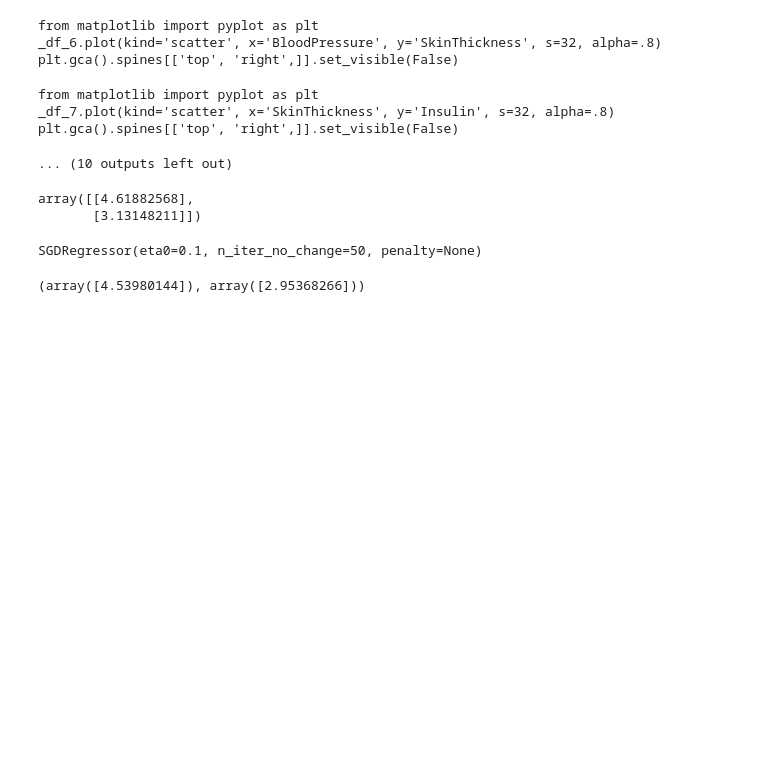
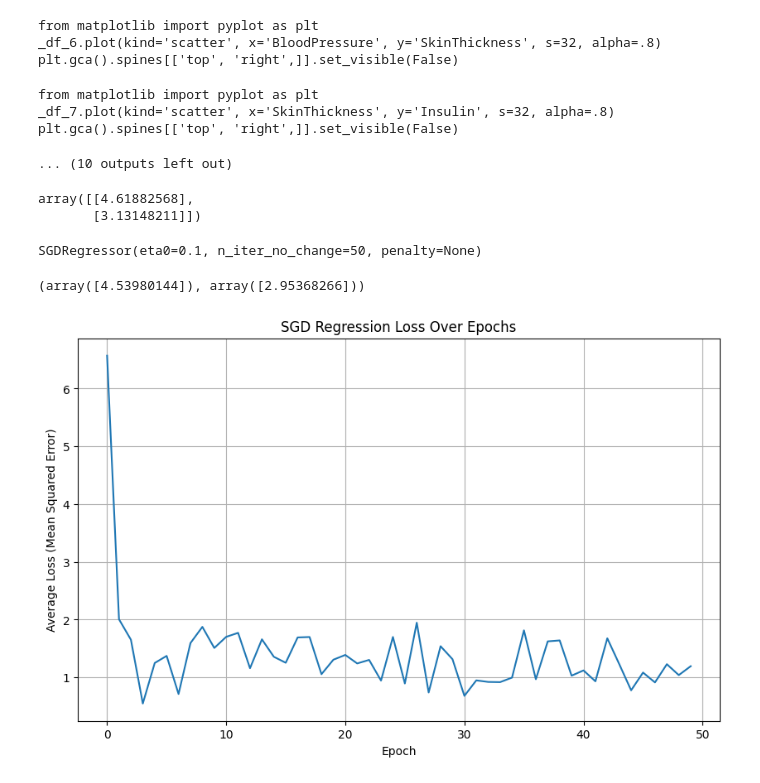
Before and after one commit to manojgowdabk/Hands-on-Machine-learning, a Jupyter notebook: GPT-Neo.ipynb, the cells around one changed output. Drawn from its saved outputs; the diff is of its cells as text; code cells hidden in the pictures; blank space fills up the shorter version.

```diff
--- a/GPT-Neo.ipynb
+++ b/GPT-Neo.ipynb
@@ -229,3 +229,102 @@ SGDRegressor(eta0=0.1, n_iter_no_change=50, penalty=None)
 sgd_reg.intercept_, sgd_reg.coef_
 # %% [output]
 (array([4.53980144]), array([2.95368266]))
+# %%
+# prompt: I wants to see the sgd in suitable visual
+
+# Assume X_b and y are already defined from previous context
+
+# Visualize the SGD learning process (conceptual)
+# This requires the actual data points and the evolving model parameters (theta)
+# Since the loop modifies 'theta' iteratively, we can plot the error or
+# the model's prediction against the true values at each step.
+
+# For simplicity, let's visualize the loss over epochs.
+# We'll need to store the loss at each step or epoch.
+
+loss_history = []
+theta_history = [] # To store theta at each epoch
+
+# Re-run the SGD loop to collect loss and theta history
+theta = np.random.randn(2, 1)  # Reset theta for visualization
+m = 10
+
+for epoch in range(n_epochs):
+    epoch_loss = 0
+    for i in range(m):
+        random_index = np.random.randint(m)
+        xi = X_b[random_index : random_index + 1]
+        yi = y[random_index : random_index + 1]
+        predictions = xi.dot(theta)
+        error = predictions - yi
+        gradients = 2 * xi.T.dot(error)
+        eta = learning_schedule(epoch * m + i)
+        theta = theta - eta * gradients
+
+        # Calculate and accumulate loss for the epoch
+        epoch_loss += np.mean(error**2)
+
+    loss_history.append(epoch_loss / m)  # Average loss per sample for the epoch
+    theta_history.append(theta.copy())
+
+
+# Plot the loss history
+plt.figure(figsize=(10, 6))
+plt.plot(range(n_epochs), loss_history)
+plt.xlabel("Epoch")
+plt.ylabel("Average Loss (Mean Squared Error)")
+plt.title("SGD Regression Loss Over Epochs")
+plt.grid(True)
+plt.show()
+
+
+# To visualize the model fitting the data over time, we need the data points (X_b, y)
+# and the theta values from theta_history.
+# This is more complex as it would involve plotting the regression line
+# for different theta values during the training.
+
+# Example: Plot the initial, middle, and final regression lines
+plt.figure(figsize=(10, 6))
+plt.scatter(X[:, 0], y, alpha=0.5, label="Data Points") # Assuming X is the feature
+
+# Plot the initial regression line
+theta_initial = theta_history[0]
+plt.plot(
+    X[:, 0],
+    X_b.dot(theta_initial),
+    color="red",
+    linestyle="--",
+    label=f"Epoch 0 (theta={theta_initial.flatten()})",
+)
+
+# Plot a middle regression line (e.g., at n_epochs/2)
+if n_epochs > 1:
+    middle_epoch = n_epochs // 2
+    theta_middle = theta_history[middle_epoch]
+    plt.plot(
+        X[:, 0],
+        X_b.dot(theta_middle),
+        color="green",
+        linestyle="-.",
+        label=f"Epoch {middle_epoch} (theta={theta_middle.flatten()})",
+    )
+
+# Plot the final regression line
+theta_final = theta_history[-1]
+plt.plot(
+    X[:, 0],
+    X_b.dot(theta_final),
+    color="purple",
+    linestyle="-",
+    label=f"Epoch {n_epochs-1} (theta={theta_final.flatten()})",
+)
+
+
+plt.xlabel("X (Feature)")
+plt.ylabel("y (Target)")
+plt.title("SGD Regression: Model Evolution Over Epochs")
+plt.legend()
+plt.grid(True)
+plt.show()
+# %% [output]
+[figure, added]
```
Also changed, not shown: parts of 1 cell of this notebook.
